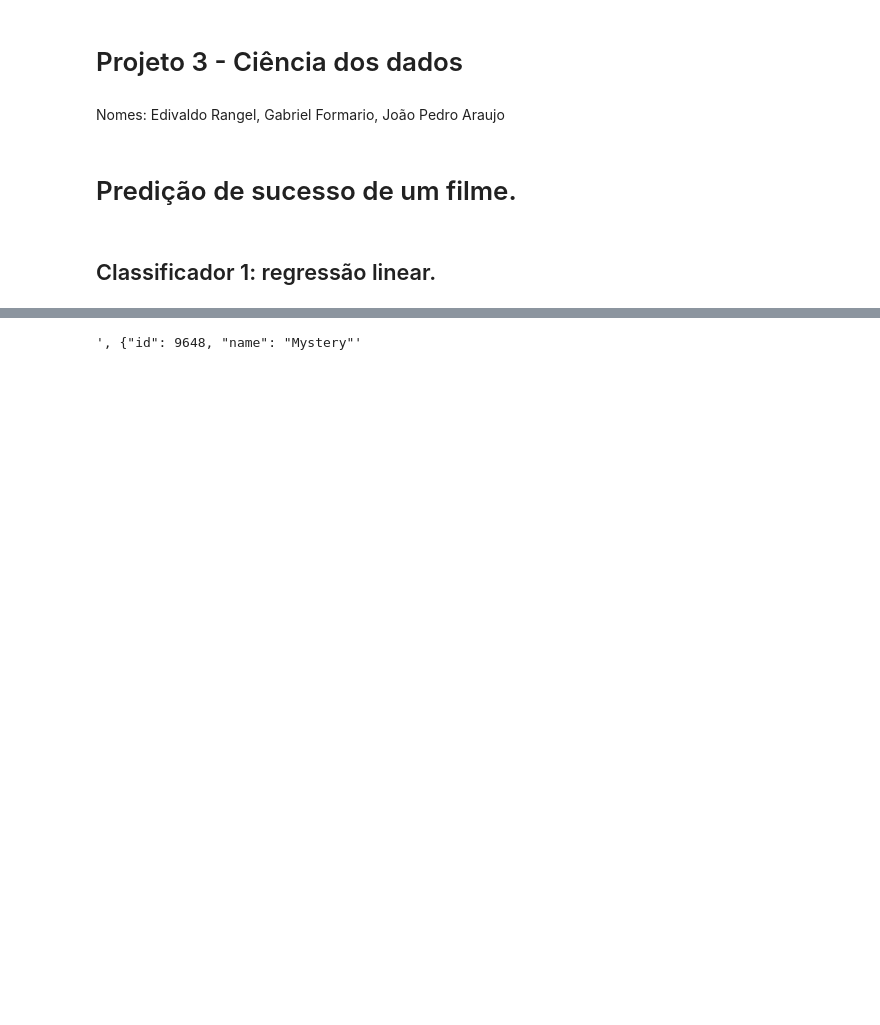
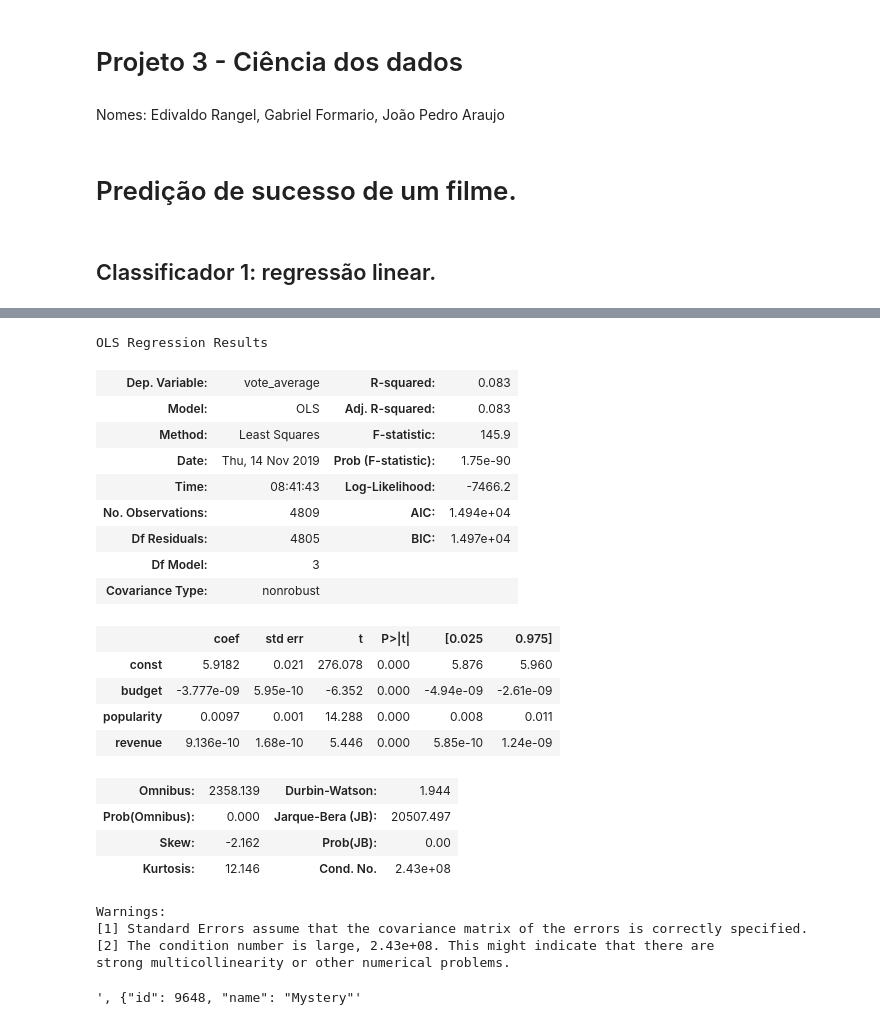
Before and after one commit to gaformario/Projeto-Ci-ncia-dos-dados, a Jupyter notebook: Projeto 3.ipynb, the cells around one changed output, grey strips where cells are left out. Saved outputs shown, nothing was run; the diff lists cells and outputs as text; code cells hidden in the pictures; blank space fills up the shorter version.

```diff
--- a/Projeto 3.ipynb
+++ b/Projeto 3.ipynb
@@ -20,0 +43,6 @@ data;
+# %%
+def regress(X,Y):
+    X_cp = sm.add_constant(X)
+    model = sm.OLS(Y,X_cp)
+    results = model.fit()
+    return results
@@ -21,3 +82,34 @@ data;
+# %%
+Y=df['vote_average']
+# %%
+X= df[['budget', 'genres','keywords', 'popularity', 'production_companies', 'revenue', 'runtime' , 'cast', 'crew']]
+# %%
+results = regress(X,Y)
+results.summary()
+# %% [output]
+OLS Regression Results
+| Dep. Variable: | vote_average | R-squared: | 0.083 |
+| Model: | OLS | Adj. R-squared: | 0.083 |
+| Method: | Least Squares | F-statistic: | 145.9 |
+| Date: | Thu, 14 Nov 2019 | Prob (F-statistic): | 1.75e-90 |
+| Time: | 08:41:43 | Log-Likelihood: | -7466.2 |
+| No. Observations: | 4809 | AIC: | 1.494e+04 |
+| Df Residuals: | 4805 | BIC: | 1.497e+04 |
+| Df Model: | 3 |  |  |
+| Covariance Type: | nonrobust |  |  |
+|  | coef | std err | t | P>|t| | [0.025 | 0.975] |
+| const | 5.9182 | 0.021 | 276.078 | 0.000 | 5.876 | 5.960 |
+| budget | -3.777e-09 | 5.95e-10 | -6.352 | 0.000 | -4.94e-09 | -2.61e-09 |
+| popularity | 0.0097 | 0.001 | 14.288 | 0.000 | 0.008 | 0.011 |
+| revenue | 9.136e-10 | 1.68e-10 | 5.446 | 0.000 | 5.85e-10 | 1.24e-09 |
+| Omnibus: | 2358.139 | Durbin-Watson: | 1.944 |
+| Prob(Omnibus): | 0.000 | Jarque-Bera (JB): | 20507.497 |
+| Skew: | -2.162 | Prob(JB): | 0.00 |
+| Kurtosis: | 12.146 | Cond. No. | 2.43e+08 |
+Warnings:
+[1] Standard Errors assume that the covariance matrix of the errors is correctly specified.
+[2] The condition number is large, 2.43e+08. This might indicate that there are
+strong multicollinearity or other numerical problems.
 # %%
 data.cast.values[29].split(',');
 # %%
```
Also changed, not shown: parts of 11 cells of this notebook.
